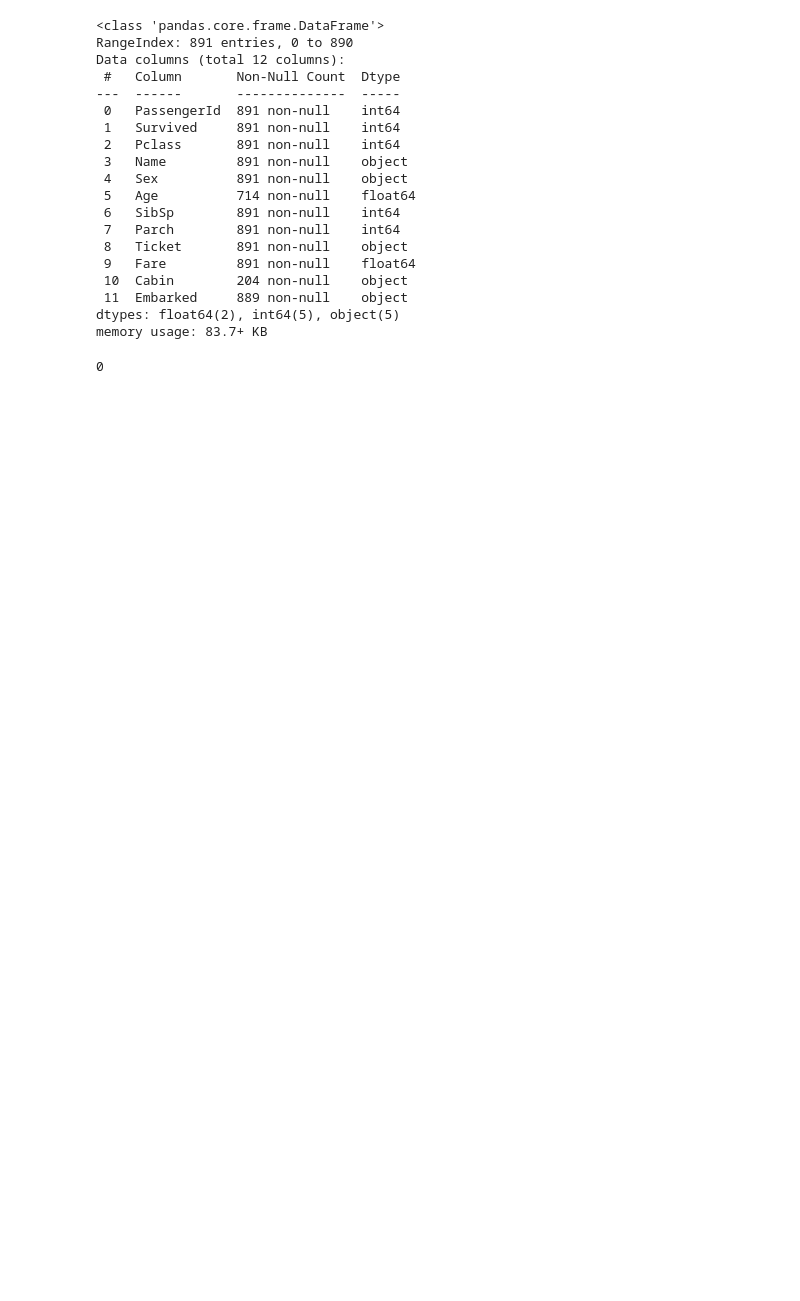
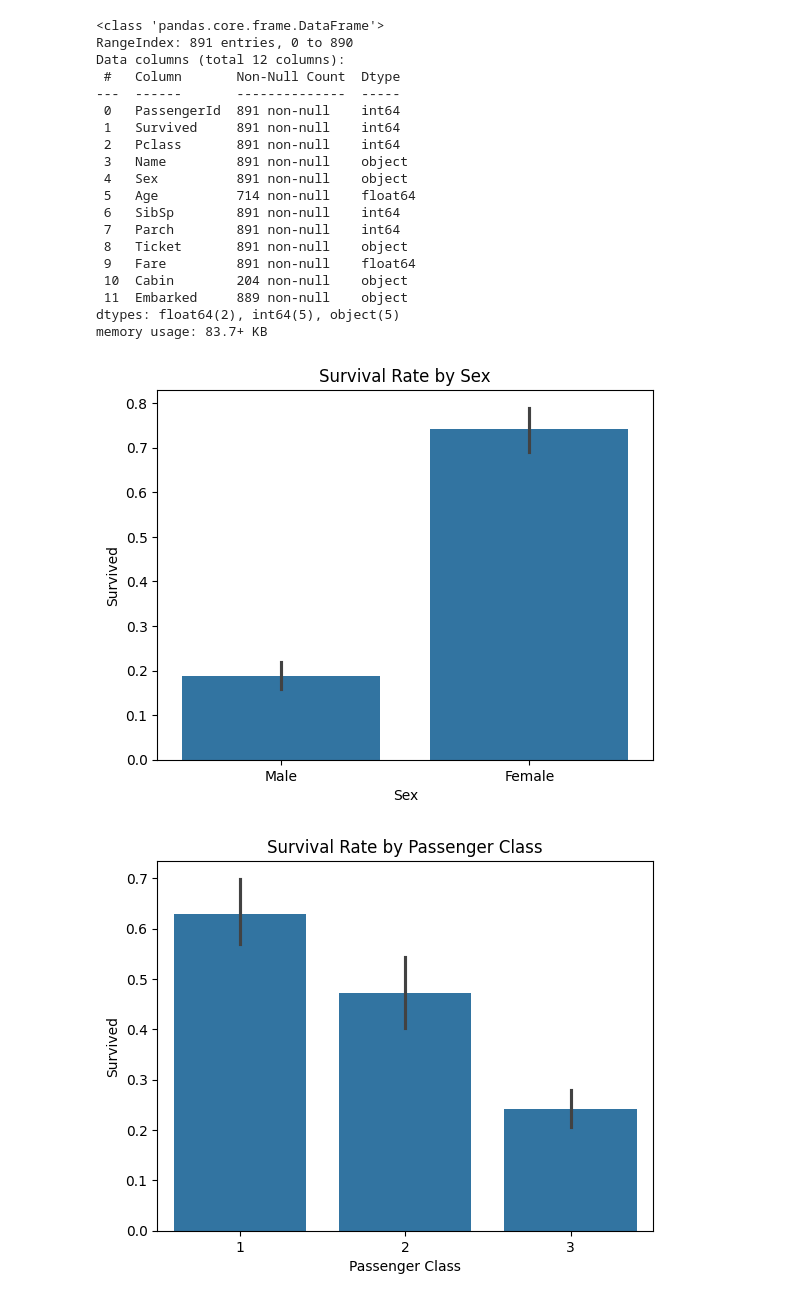
Before and after one commit to KalleLahtinen/joda2024, a Jupyter notebook: 10_lines/10_riviä_koodia_vk3.ipynb, the cells around one changed output. Drawn from its saved outputs; the diff is of its cells as text; code cells hidden in the pictures; blank space fills up the shorter version.

```diff
--- a/10_lines/10_riviä_koodia_vk3.ipynb
+++ b/10_lines/10_riviä_koodia_vk3.ipynb
@@ -48,9 +49,4 @@ age_median = df['Age'].median()
 
 # Fill NaN values in the 'Age' column with the calculated median
 df['Age'] = df['Age'].fillna(age_median)
-
-# Check if there are any NaN values left in the 'Age' column
-print(df['Age'].isnull().sum())
-# %% [output]
-0
 # %%
@@ -72,0 +62,15 @@ df = df.drop(['Name', 'Ticket', 'Cabin', 'Embarked'], axis=1)
+# %%
+# Survival rate by Sex
+sns.barplot(x='Sex', y='Survived', data=df)
+plt.title('Survival Rate by Sex')
+plt.xticks(ticks=[0, 1], labels=['Male', 'Female'])  # Custom x-axis labels
+plt.show()
+
+# Survival rate by Passenger Class
+sns.barplot(x='Pclass', y='Survived', data=df)
+plt.title('Survival Rate by Passenger Class')
+plt.xlabel('Passenger Class')  # This sets the x-axis label to "Passenger Class"
+plt.show()
+# %% [output]
+[figure, added]
+[figure, added]
```
Also changed, not shown: parts of 8 cells of this notebook.
